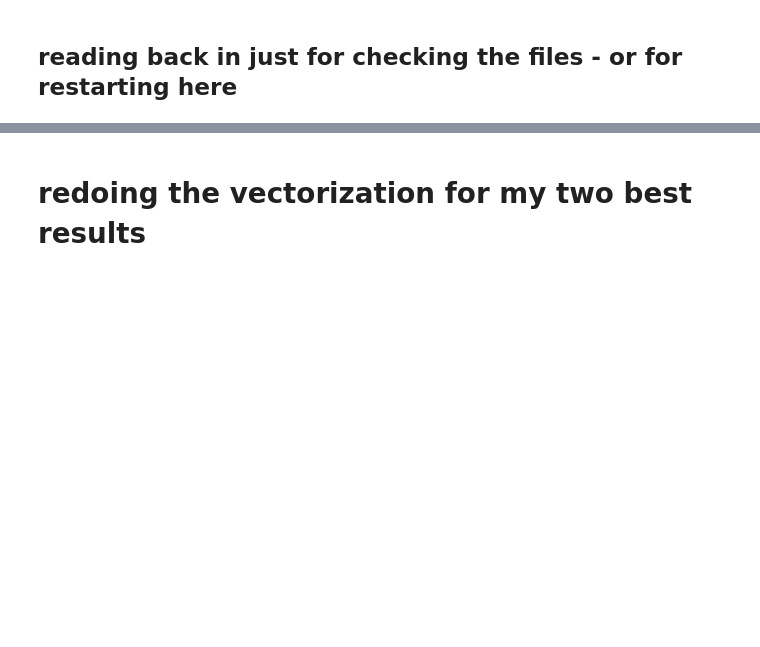
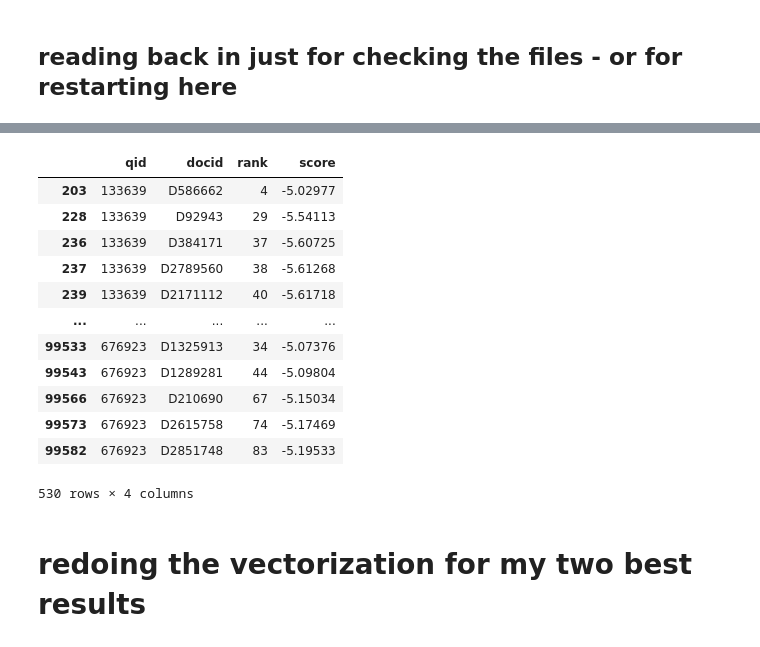
Before and after one commit to Coperr/information-retrieval, a Jupyter notebook: notebook3.ipynb, the cells around one changed output, grey strips where cells are left out. Cells and saved outputs as stored; diff of their text form; code cells hidden in the pictures; blank space fills up the shorter version.

```diff
--- a/notebook3.ipynb
+++ b/notebook3.ipynb
@@ -67,4 +93,5 @@ tqdm.pandas()
 # %%
 # this is a different doc, no longer distinguishing title and body
 docs = pd.read_csv('our.text.msmarco.docs.tsv',sep='\t',usecols=[1,2])
+docs = docs.sample(n=5000, random_state=42) #reduce to 5 documents
 docs
@@ -74,6 +115,6 @@ tokenized_corpus = docs.text.progress_apply(vectorizer.build_analyzer())
 # %%
 # use only col 1 if you have memory problems and do BM25 only
 queries = pd.read_csv('our.msmarco.queries.tsv',sep='\t',usecols=[1,2])
-training_queries=queries.iloc[:500]
-testing_queries=queries.iloc[500:]
+training_queries = queries.iloc[:100]  # only 100 for training
+testing_queries = queries.iloc[100:150]  # small test set
 training_queries
@@ -80,6 +135,27 @@ training_queries
 # %%
 gold = pd.read_csv('our.msmarco.gold.tsv',sep='\t',usecols=[1,3,4,5])
+
+# filter by queries and docids that are in the smaller sets
+query_ids = training_queries.iloc[:, 0].unique()
+doc_ids = docs.iloc[:, 0].unique()
+
+gold = gold[gold['qid'].isin(query_ids) & gold['docid'].isin(doc_ids)]
+
 gold
+# %% [output]
+|  | qid | docid | rank | score |
+| 203 | 133639 | D586662 | 4 | -5.02977 |
+| 228 | 133639 | D92943 | 29 | -5.54113 |
+| 236 | 133639 | D384171 | 37 | -5.60725 |
+| 237 | 133639 | D2789560 | 38 | -5.61268 |
+| 239 | 133639 | D2171112 | 40 | -5.61718 |
+| ... | ... | ... | ... | ... |
+| 99533 | 676923 | D1325913 | 34 | -5.07376 |
+| 99543 | 676923 | D1289281 | 44 | -5.09804 |
+| 99566 | 676923 | D210690 | 67 | -5.15034 |
+| 99573 | 676923 | D2615758 | 74 | -5.17469 |
+| 99582 | 676923 | D2851748 | 83 | -5.19533 |
+530 rows × 4 columns
 # %% [markdown]
 # redoing the vectorization for my two best results
 # %% [markdown]
```
Also changed, not shown: parts of 16 cells of this notebook.
